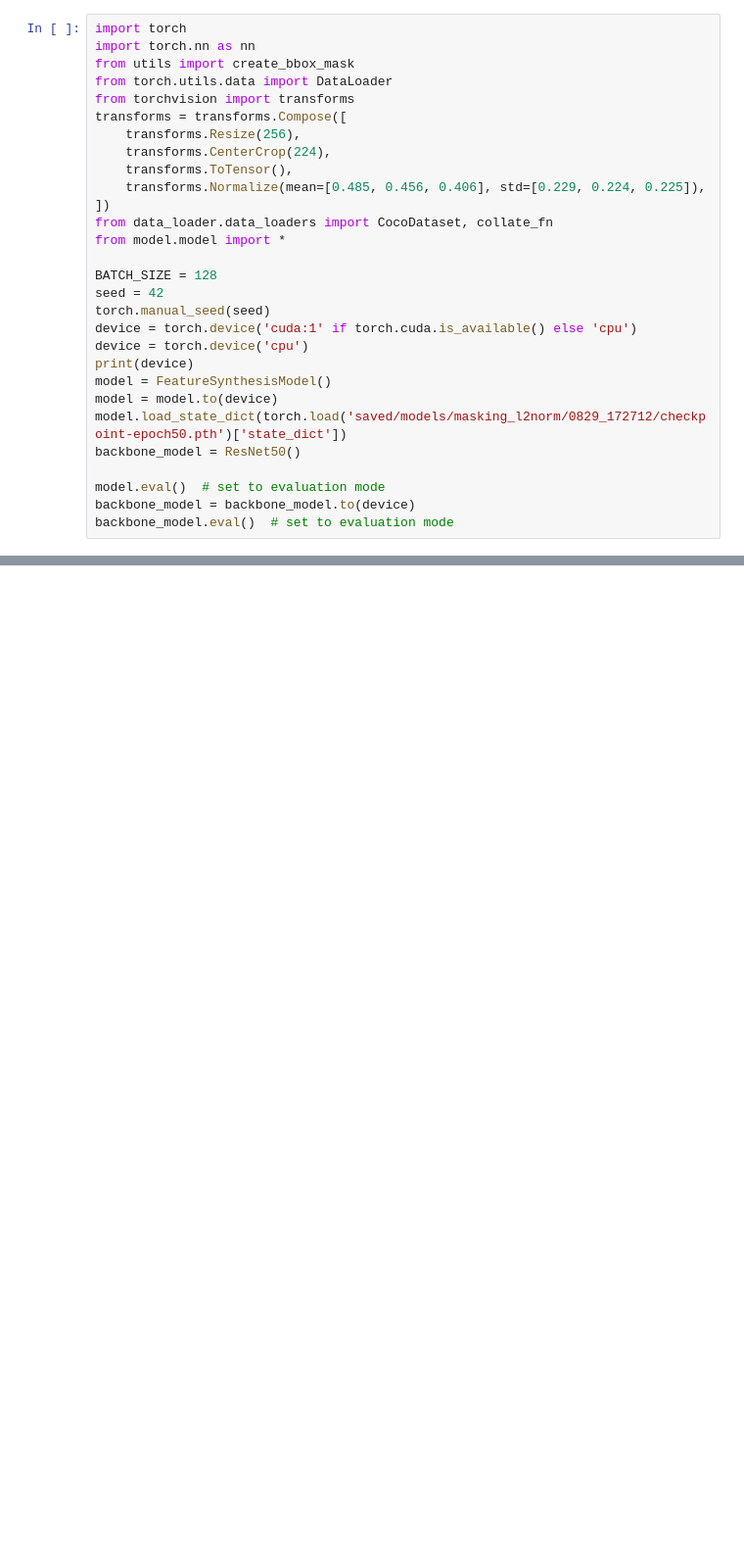
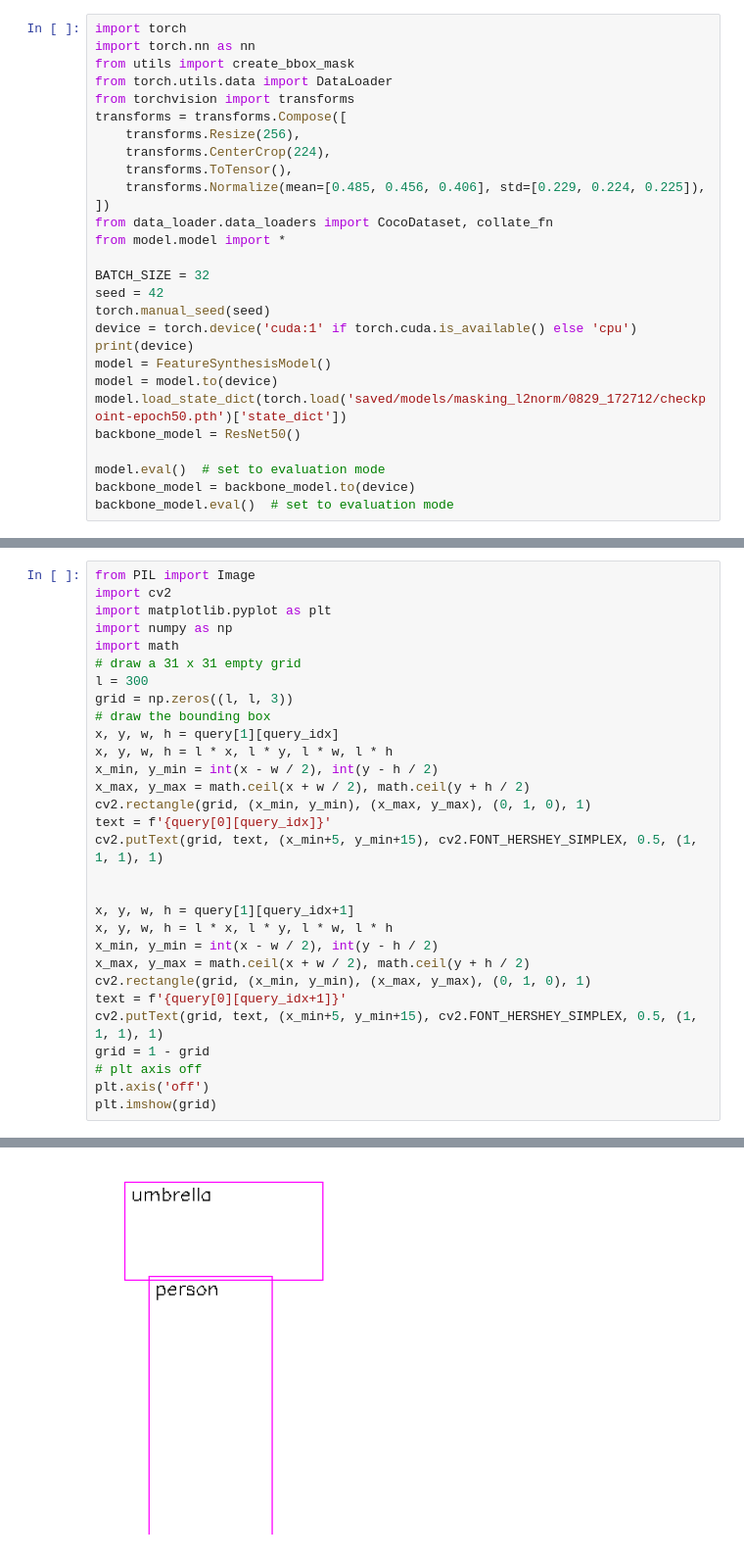
Before and after one commit to gyusik19/bbir, a Jupyter notebook: sandbox.ipynb, the cells around one changed output, grey strips where cells are left out. Shown at 98% size. Saved outputs shown, nothing was run; the diff lists cells and outputs as text; blank space fills up the shorter version.

```diff
--- a/sandbox.ipynb
+++ b/sandbox.ipynb
@@ -13,11 +13,10 @@ transforms = transforms.Compose([
 from data_loader.data_loaders import CocoDataset, collate_fn
 from model.model import *
 
-BATCH_SIZE = 128
+BATCH_SIZE = 32
 seed = 42
 torch.manual_seed(seed)
 device = torch.device('cuda:1' if torch.cuda.is_available() else 'cpu')
-device = torch.device('cpu')
 print(device)
 model = FeatureSynthesisModel()
 model = model.to(device)
@@ -56,0 +147,31 @@ query_ids = queries[3]
+# %%
+from PIL import Image
+import cv2
+import matplotlib.pyplot as plt
+import numpy as np
+import math
+# draw a 31 x 31 empty grid
+l = 300
+grid = np.zeros((l, l, 3))
+# draw the bounding box
+x, y, w, h = query[1][query_idx]
+x, y, w, h = l * x, l * y, l * w, l * h
+x_min, y_min = int(x - w / 2), int(y - h / 2)
+x_max, y_max = math.ceil(x + w / 2), math.ceil(y + h / 2)
+cv2.rectangle(grid, (x_min, y_min), (x_max, y_max), (0, 1, 0), 1)
+text = f'{query[0][query_idx]}'
+cv2.putText(grid, text, (x_min+5, y_min+15), cv2.FONT_HERSHEY_SIMPLEX, 0.5, (1, 1, 1), 1)
+
+
+x, y, w, h = query[1][query_idx+1]
+x, y, w, h = l * x, l * y, l * w, l * h
+x_min, y_min = int(x - w / 2), int(y - h / 2)
+x_max, y_max = math.ceil(x + w / 2), math.ceil(y + h / 2)
+cv2.rectangle(grid, (x_min, y_min), (x_max, y_max), (0, 1, 0), 1)
+text = f'{query[0][query_idx+1]}'
+cv2.putText(grid, text, (x_min+5, y_min+15), cv2.FONT_HERSHEY_SIMPLEX, 0.5, (1, 1, 1), 1)
+grid = 1 - grid
+# plt axis off
+plt.axis('off')
+plt.imshow(grid)
+# %% [output]
@@ -56,0 +179 @@ query_ids = queries[3]
+[figure, added]
```
Also changed, not shown: parts of 11 cells of this notebook, 12 other files.
